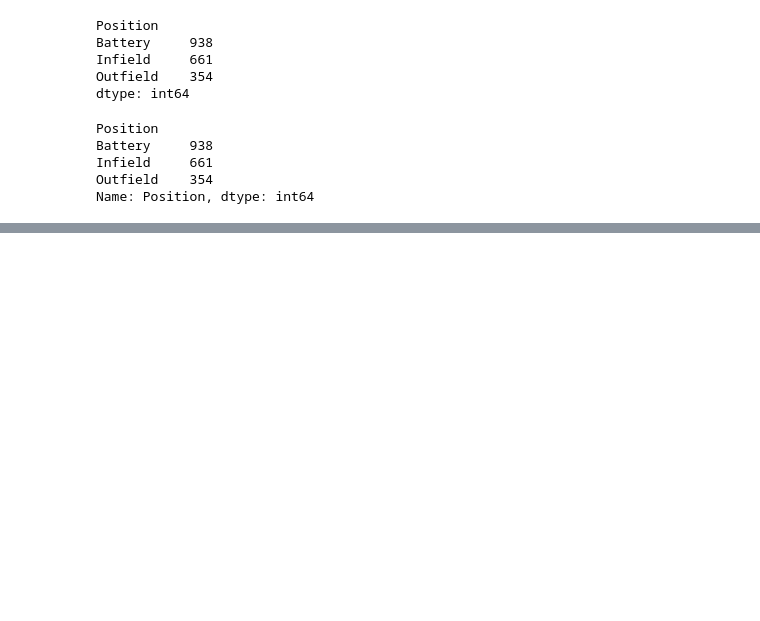
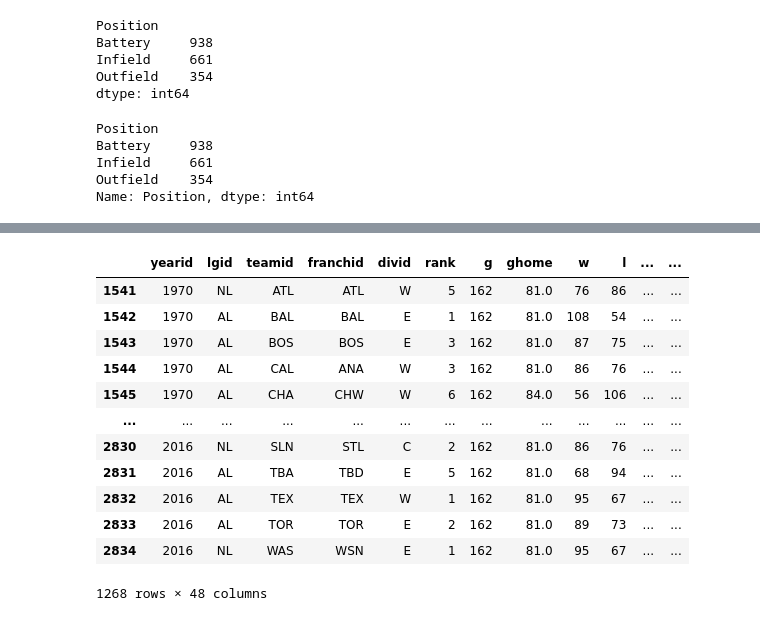
Before and after one commit to dhoza/lahman_baseball_python, a Jupyter notebook: Lahman_baseball_python.ipynb, the cells around one changed output, grey strips where cells are left out. Drawn from its saved outputs; the diff is of its cells as text; code cells hidden in the pictures; blank space fills up the shorter version.

```diff
--- a/Lahman_baseball_python.ipynb
+++ b/Lahman_baseball_python.ipynb
@@ -276,0 +345,18 @@ Name: Position, dtype: int64
+# %%
+#how many times did NYA win world series
+wswinsNYA=teams.loc[(teams['yearid']>=1970) & (teams['yearid']<= 2016)& (teams['yearid']!=1981)]
+wswinsNYA
+# %% [output]
+|  | yearid | lgid | teamid | franchid | divid | rank | g | ghome | w | l | ... | ... |
+| 1541 | 1970 | NL | ATL | ATL | W | 5 | 162 | 81.0 | 76 | 86 | ... | ... |
+| 1542 | 1970 | AL | BAL | BAL | E | 1 | 162 | 81.0 | 108 | 54 | ... | ... |
+| 1543 | 1970 | AL | BOS | BOS | E | 3 | 162 | 81.0 | 87 | 75 | ... | ... |
+| 1544 | 1970 | AL | CAL | ANA | W | 3 | 162 | 81.0 | 86 | 76 | ... | ... |
+| 1545 | 1970 | AL | CHA | CHW | W | 6 | 162 | 84.0 | 56 | 106 | ... | ... |
+| ... | ... | ... | ... | ... | ... | ... | ... | ... | ... | ... | ... | ... |
+| 2830 | 2016 | NL | SLN | STL | C | 2 | 162 | 81.0 | 86 | 76 | ... | ... |
+| 2831 | 2016 | AL | TBA | TBD | E | 5 | 162 | 81.0 | 68 | 94 | ... | ... |
+| 2832 | 2016 | AL | TEX | TEX | W | 1 | 162 | 81.0 | 95 | 67 | ... | ... |
+| 2833 | 2016 | AL | TOR | TOR | E | 2 | 162 | 81.0 | 89 | 73 | ... | ... |
+| 2834 | 2016 | NL | WAS | WSN | E | 1 | 162 | 81.0 | 95 | 67 | ... | ... |
+1268 rows × 48 columns
```
Also changed, not shown: parts of 34 cells of this notebook.
